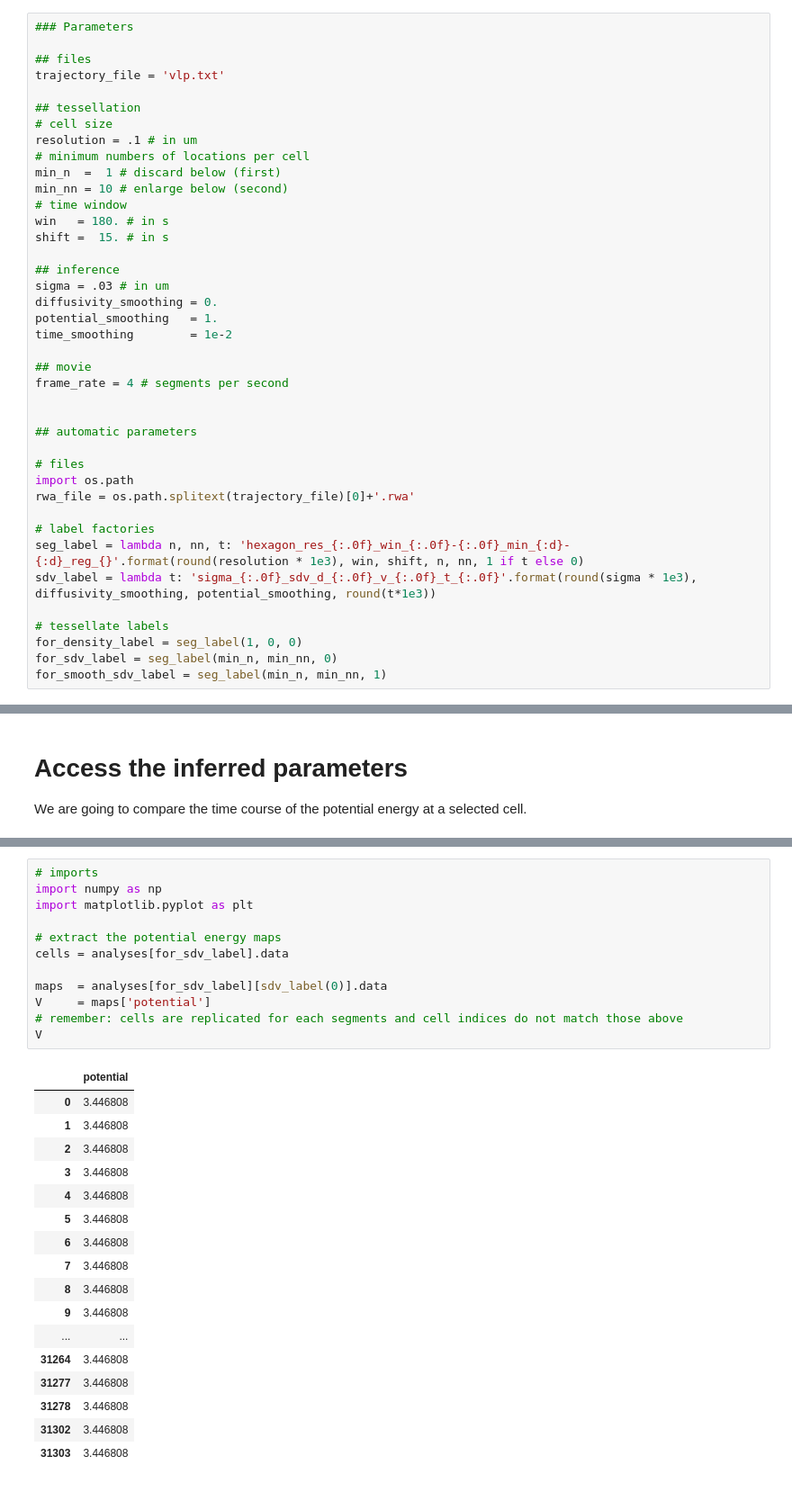
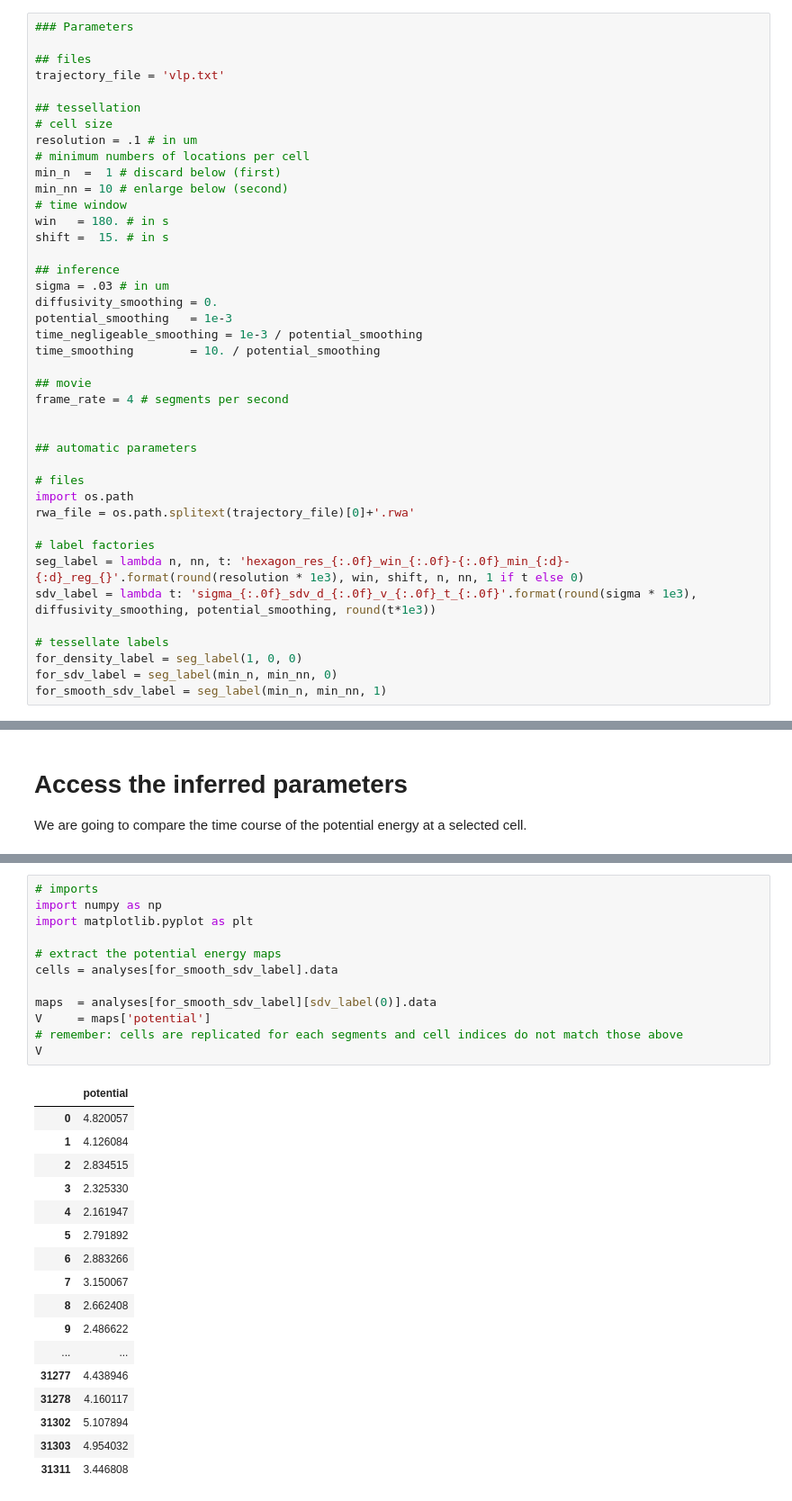
Before and after one commit to DecBayComp/COMPARE19, a Jupyter notebook: 2. Gag protein/1. temporal smoothing.ipynb, the cells around one changed output, grey strips where cells are left out. Shown at 90% size. Drawn from its saved outputs; the diff is of its cells as text.

```diff
--- a/2. Gag protein/1. temporal smoothing.ipynb
+++ b/2. Gag protein/1. temporal smoothing.ipynb
@@ -21,8 +21,9 @@ shift =  15. # in s
 ## inference
 sigma = .03 # in um
 diffusivity_smoothing = 0.
-potential_smoothing   = 1.
-time_smoothing        = 1e-2
+potential_smoothing   = 1e-3
+time_negligeable_smoothing = 1e-3 / potential_smoothing
+time_smoothing        = 10. / potential_smoothing
 
 ## movie
 frame_rate = 4 # segments per second
@@ -196,30 +236,30 @@ cell_plot(analyses, label=for_density_label, cell_indices=True, locations=dict(s
 # %%
 # imports
 import numpy as np
 import matplotlib.pyplot as plt
 
 # extract the potential energy maps
-cells = analyses[for_sdv_label].data
+cells = analyses[for_smooth_sdv_label].data
 
-maps  = analyses[for_sdv_label][sdv_label(0)].data
+maps  = analyses[for_smooth_sdv_label][sdv_label(0)].data
 V     = maps['potential']
 # remember: cells are replicated for each segments and cell indices do not match those above
 V
 # %% [output]
 |  | potential |
-| 0 | 3.446808 |
-| 1 | 3.446808 |
-| 2 | 3.446808 |
-| 3 | 3.446808 |
-| 4 | 3.446808 |
-| 5 | 3.446808 |
-| 6 | 3.446808 |
-| 7 | 3.446808 |
-| 8 | 3.446808 |
-| 9 | 3.446808 |
+| 0 | 4.820057 |
+| 1 | 4.126084 |
+| 2 | 2.834515 |
+| 3 | 2.325330 |
+| 4 | 2.161947 |
+| 5 | 2.791892 |
+| 6 | 2.883266 |
+| 7 | 3.150067 |
+| 8 | 2.662408 |
+| 9 | 2.486622 |
 | ... | ... |
-| 31264 | 3.446808 |
-| 31277 | 3.446808 |
-| 31278 | 3.446808 |
-| 31302 | 3.446808 |
-| 31303 | 3.446808 |
+| 31277 | 4.438946 |
+| 31278 | 4.160117 |
+| 31302 | 5.107894 |
+| 31303 | 4.954032 |
+| 31311 | 3.446808 |
```
Also changed, not shown: parts of 5 cells of this notebook, 2 other files.
